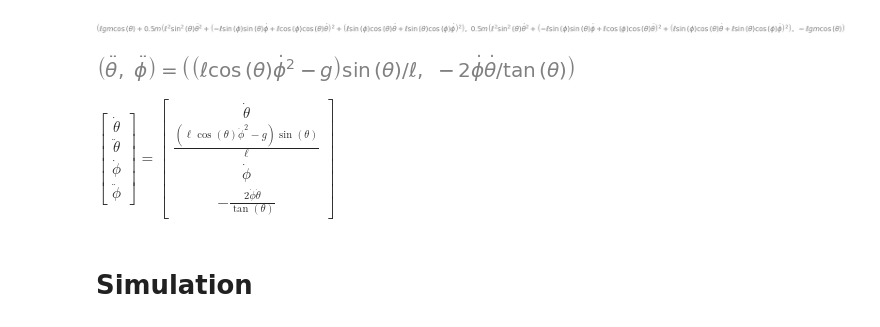
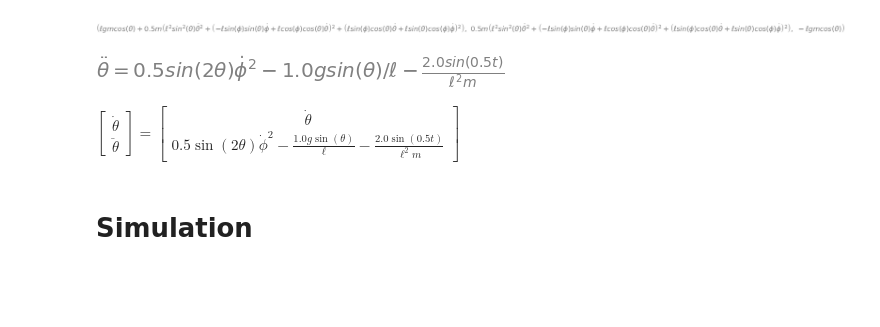
Before and after one commit to albdoor/MSD, a Jupyter notebook: simplePendulum.ipynb, the cells around one changed output. Drawn from its saved outputs; the diff is of its cells as text; code cells hidden in the pictures; blank space fills up the shorter version.

```diff
--- a/simplePendulum.ipynb
+++ b/simplePendulum.ipynb
@@ -15,42 +15,43 @@ init_vprinting()
 # %%
 m, g, ell, t = symbols('m g ell t')
 theta, phi = dynamicsymbols('theta phi')
 
 xm = ell*sin(theta)*cos(phi)
 ym = ell*sin(theta)*sin(phi)
 zm = -ell*cos(theta)
 
 xm_dot = diff(xm, t)
 ym_dot = diff(ym, t)
 zm_dot = diff(zm, t)
 
 theta_dot = diff(theta, t)
 theta_ddot = diff(theta_dot, t)
 
 phi_dot = diff(phi, t)
 phi_ddot = diff(phi_dot, t)
 
 
 K = 0.5*m*(xm_dot**2 + ym_dot**2 + zm_dot**2)
 P = m*g*zm
+tau = 2 *sin(0.5 * t)
 L = K - P
 L, K, P
 # %% [output]
-[figure, old version]
+[figure, new version]
 # %%
 #Euler-Lagrange equation
 eqn = diff(diff(L, theta_dot), t) - diff(L, theta)
 eqn2 = diff(diff(L, phi_dot), t) - diff(L, phi)
-sln = solve([eqn, eqn2], (theta_ddot, phi_ddot), simplify=True, rational=False)
-Eq((theta_ddot, phi_ddot), (sln[theta_ddot], sln[phi_ddot]))
+sln = solve([eqn+tau], (theta_ddot), simplify=True, rational=False)
+Eq((theta_ddot), (sln[theta_ddot]))
 # %% [output]
-[figure, old version]
+[figure, new version]
 # %%
-x = Matrix([theta, theta_dot, phi, phi_dot])
+x = Matrix([theta, theta_dot])
 x_dot = diff(x, t)
-Eq(x_dot, Matrix([theta_dot, sln[theta_ddot], phi_dot, sln[phi_ddot]]))
+Eq(x_dot, Matrix([theta_dot, sln[theta_ddot]]))
 # %% [output]
-$\displaystyle \left[\begin{matrix}\dot{\theta}\\\ddot{\theta}\\\dot{\phi}\\\ddot{\phi}\end{matrix}\right] = \left[\begin{matrix}\dot{\theta}\\\frac{\left(\ell \cos{\left(\theta \right)} \dot{\phi}^{2} - g\right) \sin{\left(\theta \right)}}{\ell}\\\dot{\phi}\\- \frac{2 \dot{\phi} \dot{\theta}}{\tan{\left(\theta \right)}}\end{matrix}\right]$
+$\displaystyle \left[\begin{matrix}\dot{\theta}\\\ddot{\theta}\end{matrix}\right] = \left[\begin{matrix}\dot{\theta}\\0.5 \operatorname{sin}\left(2 \theta\right) \dot{\phi}^{2} - \frac{1.0 g \operatorname{sin}\left(\theta\right)}{\ell} - \frac{2.0 \operatorname{sin}\left(0.5 t\right)}{\ell^{2} m}\end{matrix}\right]$
 # %% [markdown]
 # Simulation
 # %%
```
Also changed, not shown: parts of 1 cell of this notebook, 16 other files.
